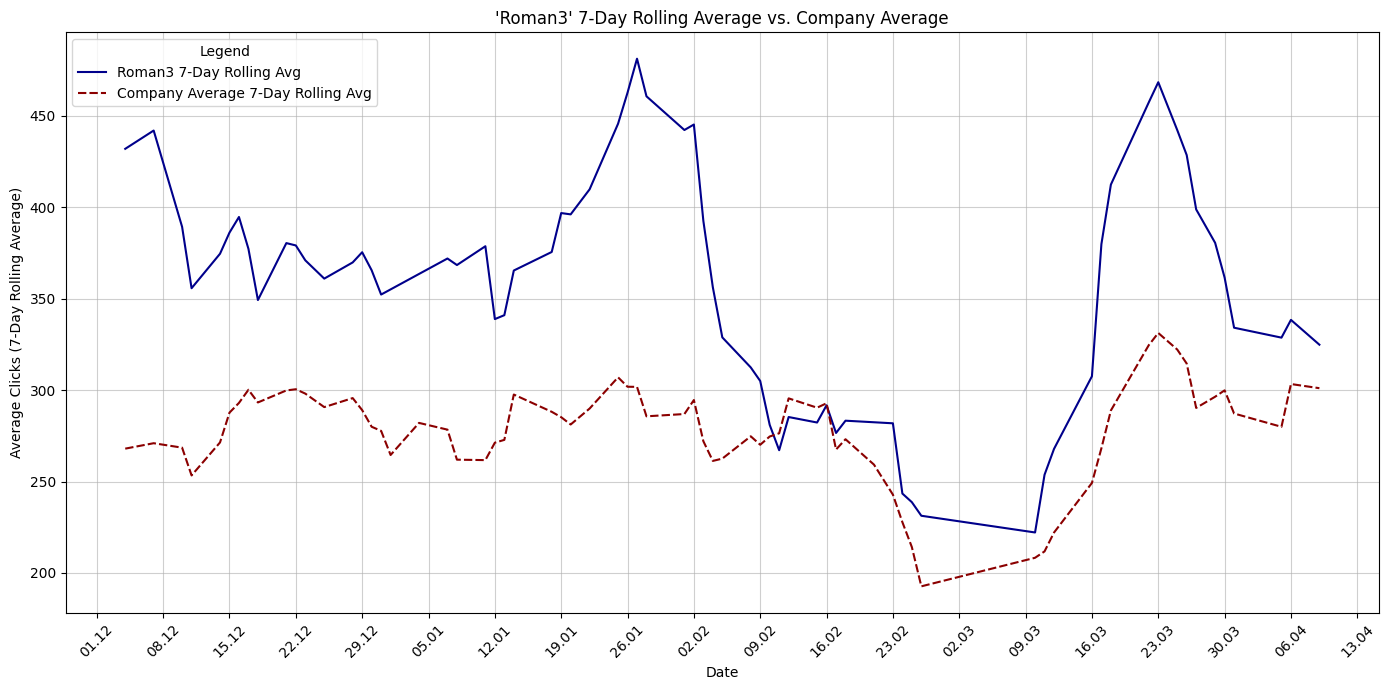
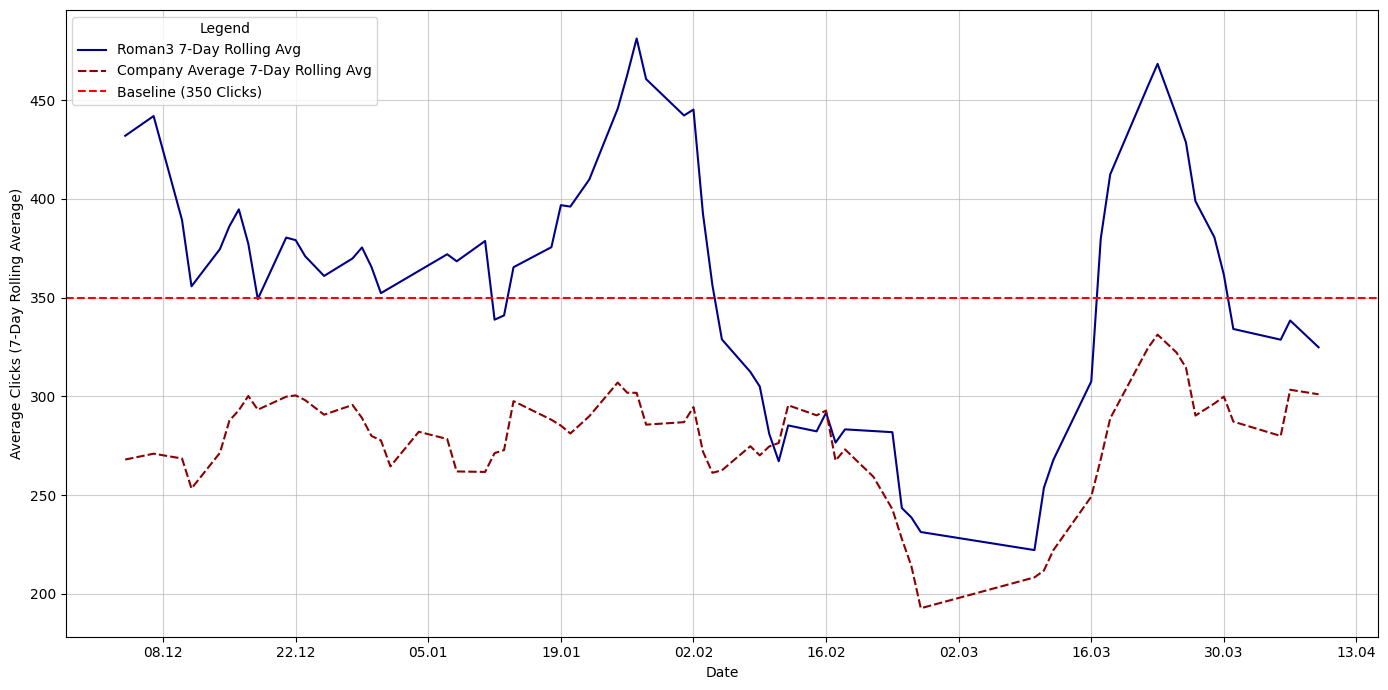
The change to this notebook cell's code, shown as a diff; its figure went from the first image to the second:
--- before
+++ after
@@ -34,8 +34,12 @@
 
 # --- UNIFIED GRID FORMAT ---
-plt.gca().xaxis.set_major_locator(mdates.WeekdayLocator(byweekday=mdates.MO, interval=1))
+plt.gca().xaxis.set_major_locator(mdates.WeekdayLocator(byweekday=mdates.MO, interval=2))
 plt.gca().xaxis.set_major_formatter(mdates.DateFormatter('%d.%m'))
 
-plt.title("'Roman3' 7-Day Rolling Average vs. Company Average")
+# Horizontal Baseline line
+plt.axhline(y=350, color='r', linestyle='--', label='Baseline (350 Clicks)')
+
+
+#plt.title("'Roman3' 7-Day Rolling Average vs. Company Average")
 plt.xlabel('Date')
 plt.ylabel('Average Clicks (7-Day Rolling Average)')
@@ -45,5 +49,5 @@
 plt.grid(True, which='minor', linestyle=':', alpha=0.3)
 
-plt.xticks(rotation=45)
+plt.xticks(rotation=0)
 plt.legend(title='Legend')
 plt.tight_layout()

Commit: Update notebooks and charts with latest changes